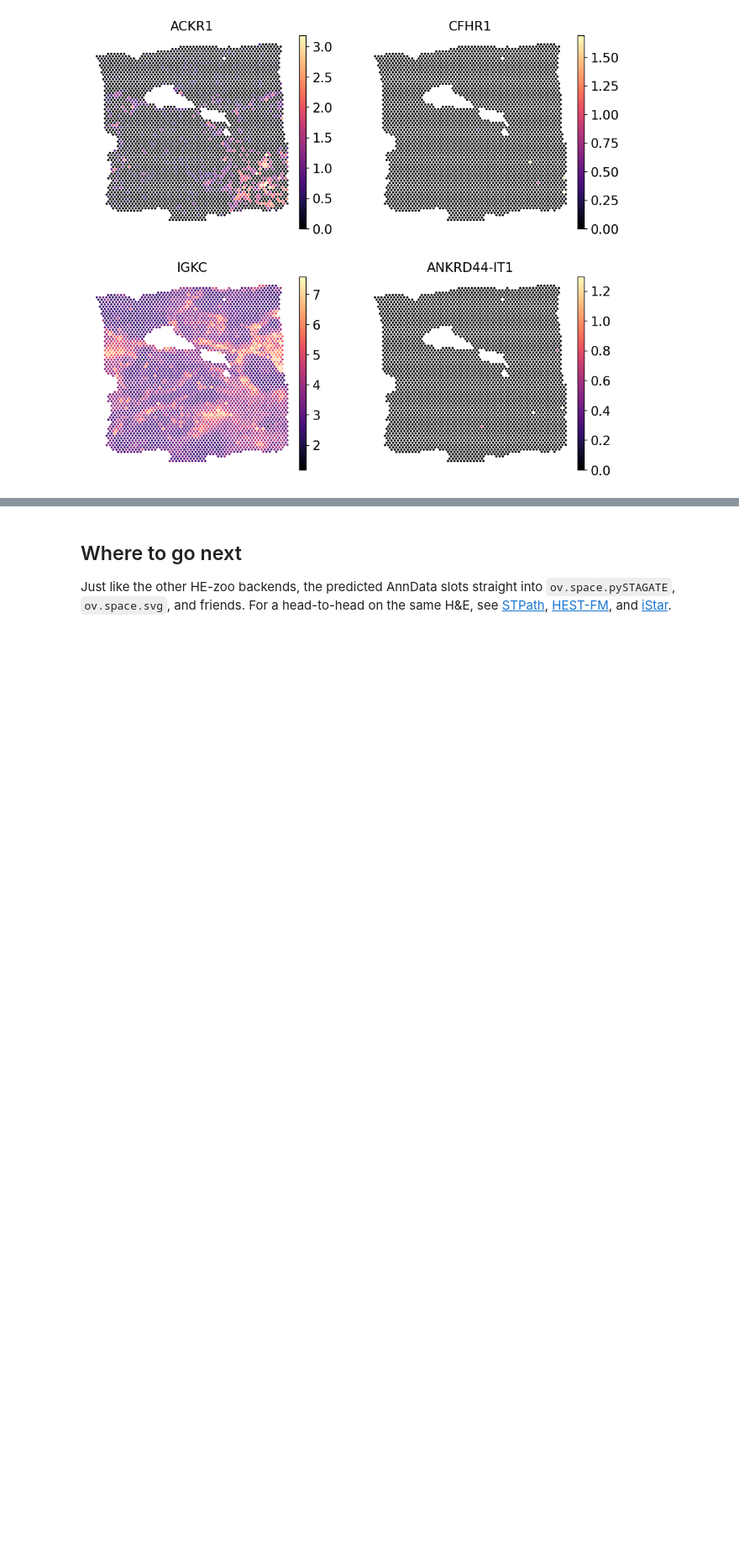
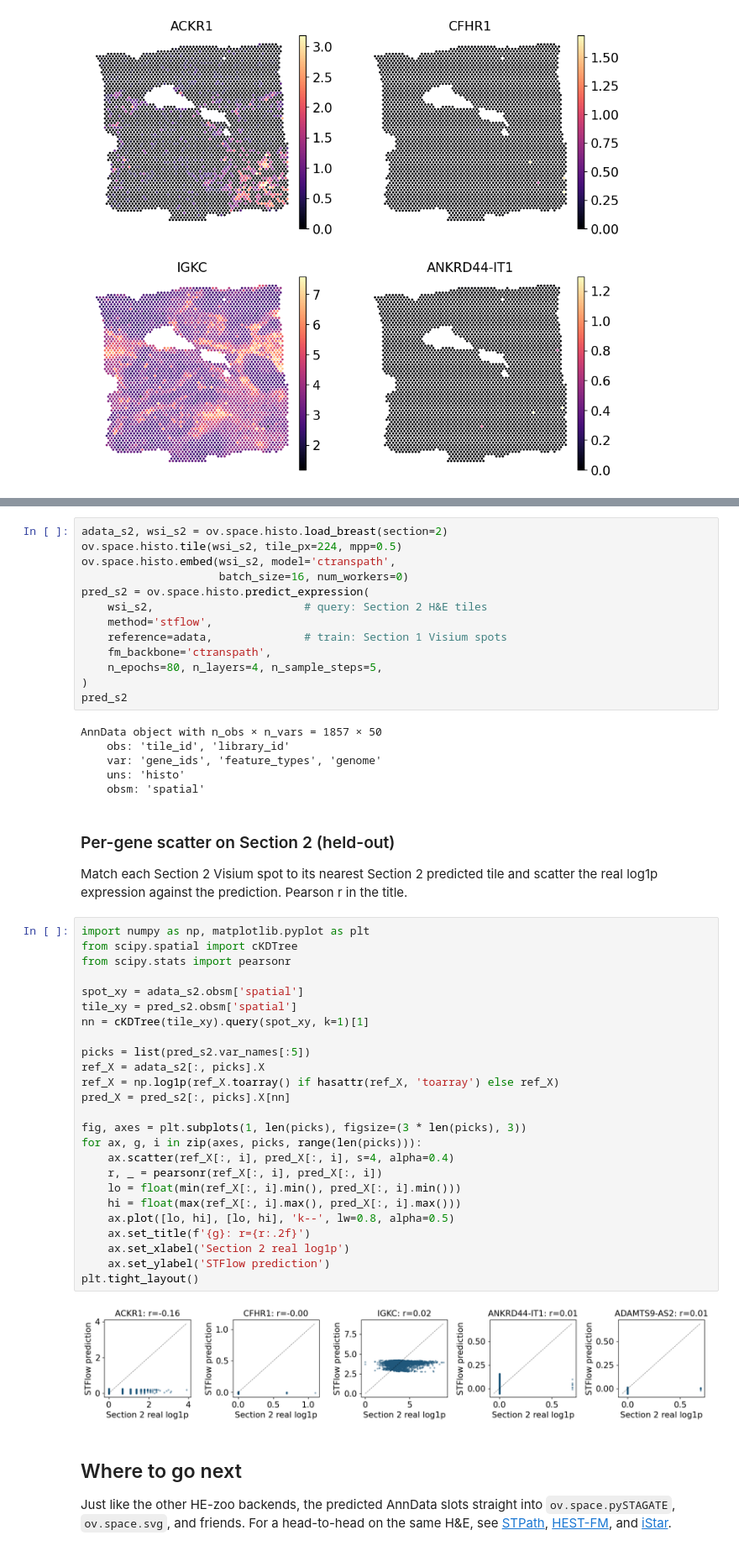
Before and after one commit to DBinary/omicverse-tutorials, a Jupyter notebook: docs/Tutorials-space/he-zoo/t_histo_stflow.ipynb, the cells around one changed output, grey strips where cells are left out. Shown at 84% size. Drawn from its saved outputs; the diff is of its cells as text; blank space fills up the shorter version.

```diff
--- a/docs/Tutorials-space/he-zoo/t_histo_stflow.ipynb
+++ b/docs/Tutorials-space/he-zoo/t_histo_stflow.ipynb
@@ -266,3 +309,53 @@ sc.pl.embedding(ref, basis='spatial',
+# %%
+adata_s2, wsi_s2 = ov.space.histo.load_breast(section=2)
+ov.space.histo.tile(wsi_s2, tile_px=224, mpp=0.5)
+ov.space.histo.embed(wsi_s2, model='ctranspath',
+                     batch_size=16, num_workers=0)
+pred_s2 = ov.space.histo.predict_expression(
+    wsi_s2,                       # query: Section 2 H&E tiles
+    method='stflow',
+    reference=adata,              # train: Section 1 Visium spots
+    fm_backbone='ctranspath',
+    n_epochs=80, n_layers=4, n_sample_steps=5,
+)
+pred_s2
+# %% [output]
+AnnData object with n_obs × n_vars = 1857 × 50
+    obs: 'tile_id', 'library_id'
+    var: 'gene_ids', 'feature_types', 'genome'
+    uns: 'histo'
+    obsm: 'spatial'
+# %% [markdown]
+### Per-gene scatter on Section 2 (held-out)
+
+Match each Section 2 Visium spot to its nearest Section 2 predicted tile and scatter the real log1p expression against the prediction. Pearson r in the title.
+# %%
+import numpy as np, matplotlib.pyplot as plt
+from scipy.spatial import cKDTree
+from scipy.stats import pearsonr
+
+spot_xy = adata_s2.obsm['spatial']
+tile_xy = pred_s2.obsm['spatial']
+nn = cKDTree(tile_xy).query(spot_xy, k=1)[1]
+
+picks = list(pred_s2.var_names[:5])
+ref_X = adata_s2[:, picks].X
+ref_X = np.log1p(ref_X.toarray() if hasattr(ref_X, 'toarray') else ref_X)
+pred_X = pred_s2[:, picks].X[nn]
+
+fig, axes = plt.subplots(1, len(picks), figsize=(3 * len(picks), 3))
+for ax, g, i in zip(axes, picks, range(len(picks))):
+    ax.scatter(ref_X[:, i], pred_X[:, i], s=4, alpha=0.4)
+    r, _ = pearsonr(ref_X[:, i], pred_X[:, i])
+    lo = float(min(ref_X[:, i].min(), pred_X[:, i].min()))
+    hi = float(max(ref_X[:, i].max(), pred_X[:, i].max()))
+    ax.plot([lo, hi], [lo, hi], 'k--', lw=0.8, alpha=0.5)
+    ax.set_title(f'{g}: r={r:.2f}')
+    ax.set_xlabel('Section 2 real log1p')
+    ax.set_ylabel('STFlow prediction')
+plt.tight_layout()
+# %% [output]
+[figure, added]
 # %% [markdown]
 ## Where to go next
 
```
Also changed, not shown: parts of 6 cells of this notebook, 4 other files.
